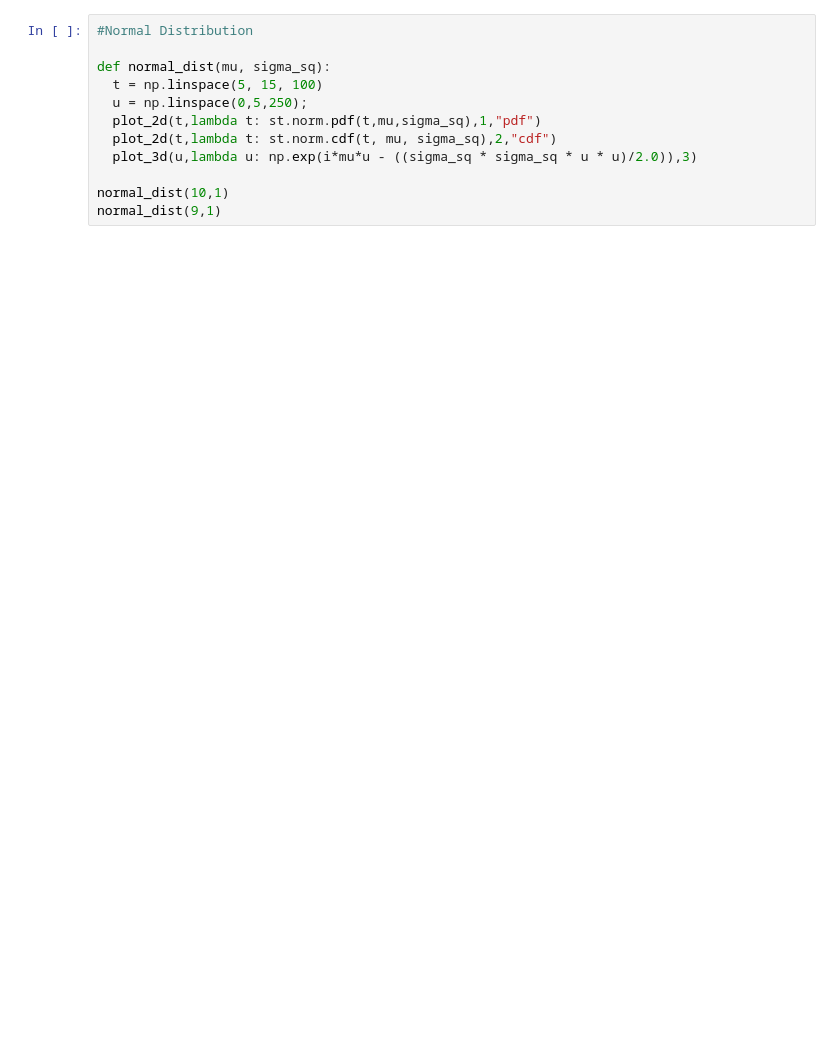
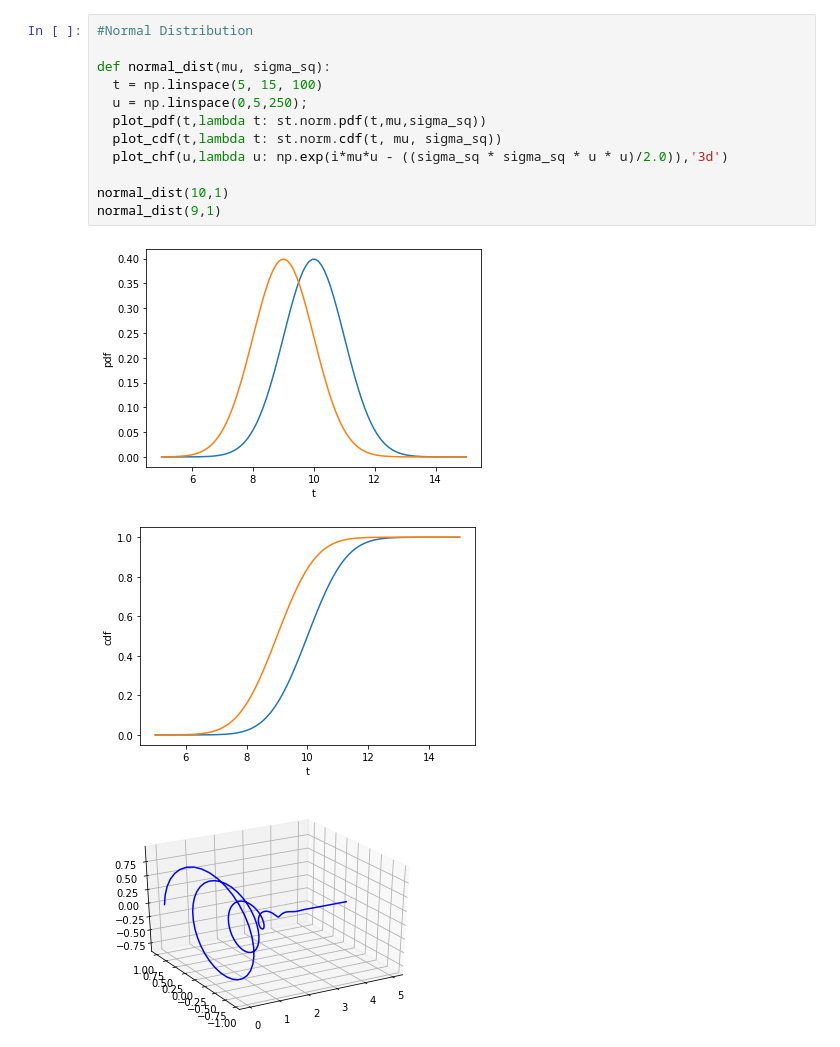
Before and after one commit to bkgsur/FinanceModelingComputationWithPython, a Jupyter notebook: 1_CDF_PDF_CHF.ipynb, the cells around one changed output. Drawn from its saved outputs; the diff is of its cells as text; blank space fills up the shorter version.

```diff
--- a/1_CDF_PDF_CHF.ipynb
+++ b/1_CDF_PDF_CHF.ipynb
@@ -45,15 +51,19 @@ def plot_chf_2d(t,fn, fig_index):
 # %%
 #Normal Distribution
 
 def normal_dist(mu, sigma_sq):
   t = np.linspace(5, 15, 100)
   u = np.linspace(0,5,250);
-  plot_2d(t,lambda t: st.norm.pdf(t,mu,sigma_sq),1,"pdf")
-  plot_2d(t,lambda t: st.norm.cdf(t, mu, sigma_sq),2,"cdf")
-  plot_3d(u,lambda u: np.exp(i*mu*u - ((sigma_sq * sigma_sq * u * u)/2.0)),3)
+  plot_pdf(t,lambda t: st.norm.pdf(t,mu,sigma_sq))
+  plot_cdf(t,lambda t: st.norm.cdf(t, mu, sigma_sq))
+  plot_chf(u,lambda u: np.exp(i*mu*u - ((sigma_sq * sigma_sq * u * u)/2.0)),'3d')
 
 normal_dist(10,1)
 normal_dist(9,1)
+# %% [output]
+[figure, added]
+[figure, added]
+[figure, added]
 # %%
 def uniform_dist(a,b):
   t1 = np.linspace(a, b,40)
```
Also changed, not shown: parts of 3 cells of this notebook.
